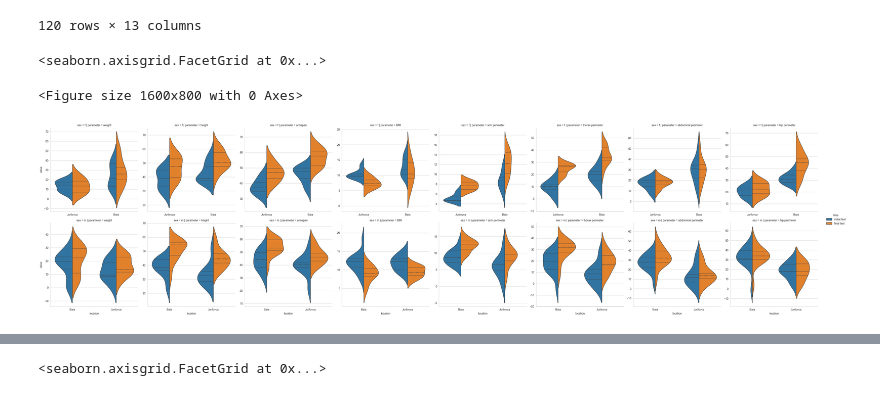
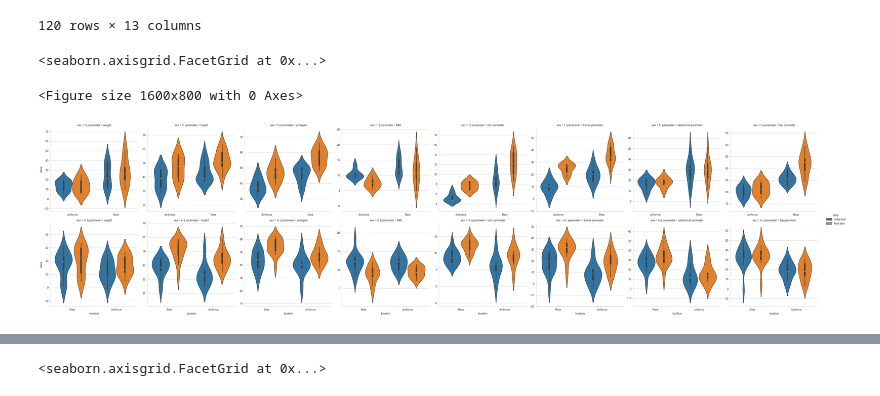
Before and after one commit to subthalamic/subthalamic, a Jupyter notebook: obesity/perim2.ipynb, the cells around one changed output, grey strips where cells are left out. Saved outputs shown, nothing was run; the diff lists cells and outputs as text; code cells hidden in the pictures.

```diff
--- a/obesity/perim2.ipynb
+++ b/obesity/perim2.ipynb
@@ -38,7 +38,7 @@ m.columns = ['ID', 'group', 'sex', 'birth_year', 'chol_init', 'chol_final',
        'abdominal_fold_init', 'subscapular_fold_final',
        'subscapular_fold_init']
 # %%
-m.insert(1, 'location', 'x')
+m.insert(1, 'location', 'Cerna')
 # %%
 m.loc[m.group=='Test', 'location'] = pd.read_csv('spirometrie.csv')['Group (school)']
 # %%
@@ -240,12 +241,13 @@ mpscm = mpsc.melt(id_vars=['ID', 'sex', 'location', 'group', 'time'],
                   var_name='parameter',
                   value_name='value')
 # %%
-sns.set_style("whitegrid")
+sns.set_style("whitegrid")             #Test-avg Control
 mpl.pyplot.figure(figsize=(16,8))
 sns.catplot(data=mpscm.loc[mpscm.time!='difference'], x='location', y='value', row='sex', col='parameter', hue='time', hue_order=['initial test', 'final test'],
             sharex=False, sharey=False,
-            kind='violin', inner='quart', split=True)
+            kind='violin', inner='box', split=False)
+#plt.savefig('perim-tminusc-detailed.pdf')
 # %% [output]
 <seaborn.axisgrid.FacetGrid at 0x...>
 <Figure size 1600x800 with 0 Axes>
-[figure, old version]
+[figure, new version]
```
Also changed, not shown: parts of 21 cells of this notebook.
